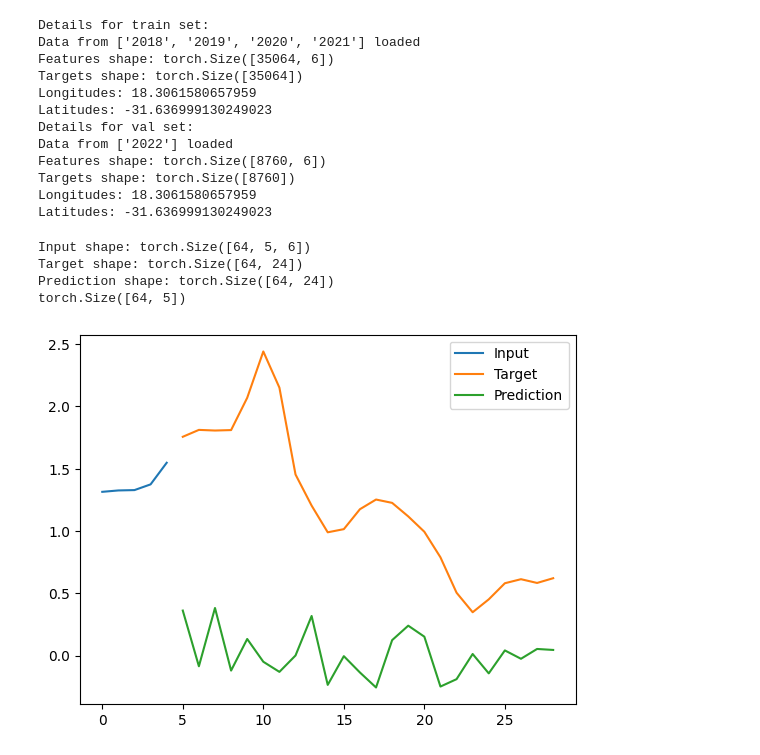
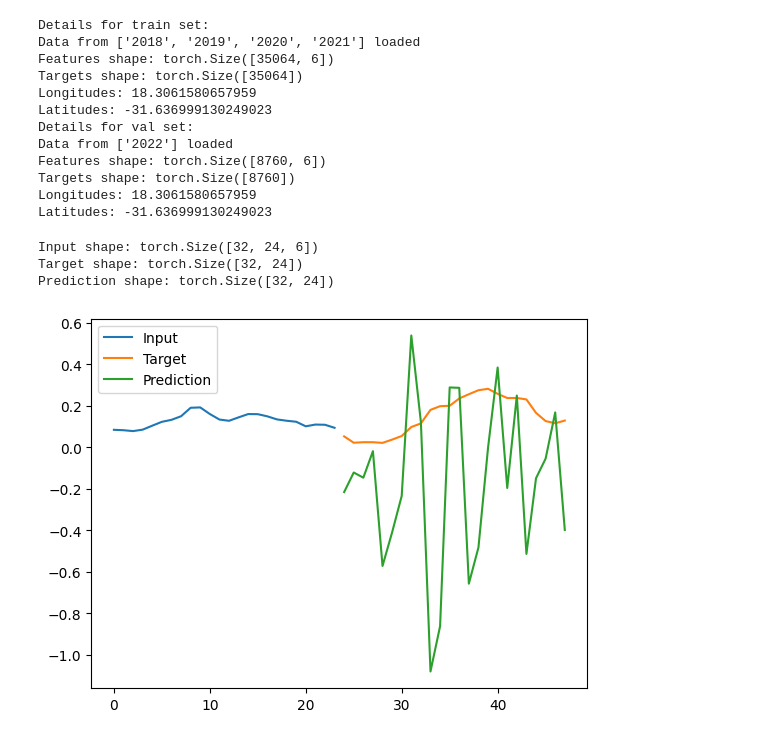
Before and after one commit to Divanvdb/forecasting_experiments, a Jupyter notebook: point_to_point.ipynb, the cells around one changed output. Drawn from its saved outputs; the diff is of its cells as text; code cells hidden in the pictures.

```diff
--- a/point_to_point.ipynb
+++ b/point_to_point.ipynb
@@ -98,15 +238,17 @@ class EnsembleForecastingModel(nn.Module):
 
         return ensemble_output
 # %%
-window_size = 5
+window_size = 24
 steps = 24
 spaces = 0
-hidden_size = 32
-batch_size = 64
+hidden_size = 8
+batch_size = 32
 n_heads = 4
 num_layers = 8
+intervals = 1
+all_variables = False
 series_target = True
-lightning = False
+lightning = True
 verbose = True
 
 config = {
@@ -121,13 +263,13 @@ config = {
     "lightning": [lightning],
 }
 
-train_set = WeatherData(window_size=window_size, step_size=steps, set='train', spaces=spaces, lightning=lightning, series_target=series_target, verbose=verbose)
+train_set = WeatherData(window_size=window_size, step_size=steps, set='train', spaces=spaces, intervals=intervals, lightning=lightning, all_variables=all_variables, series_target=series_target, verbose=verbose)
 train_loader = DataLoader(train_set,
-                           batch_size=batch_size, shuffle=True)
+                           batch_size=batch_size, shuffle=True, drop_last=True)
 
-val_set = WeatherData(window_size=window_size, step_size=steps, set='val', spaces=spaces, lightning=lightning, series_target=series_target, verbose=verbose)
+val_set = WeatherData(window_size=window_size, step_size=steps, set='val', spaces=spaces, intervals=intervals, lightning=lightning,all_variables=all_variables, series_target=series_target, verbose=verbose)
 val_loader = DataLoader(val_set,
-                           batch_size=batch_size, shuffle=False)
+                           batch_size=batch_size, shuffle=False, drop_last=True)
 # %% [output]
 Details for train set:
 Data from ['2018', '2019', '2020', '2021'] loaded
@@ -145,58 +287,62 @@ Latitudes: -31.636999130249023
 for batch in train_loader:
     x,b, y = batch
     break
+
+num_layers = 8
 
 # model = TransformerModel_Point(window_size=window_size,
 #                             variables=6,
 #                             spaces=1,
 #                             d_model=hidden_size,
 #                             nhead=n_heads,
-#                             num_layers=num_layers,
+#                             num_layers=8,
 #                             output_dim=steps)
 
-# model = SimpleLSTM(input_dim=window_size,
-#                    hidden_dim=hidden_size,
-#                    num_layers=num_layers,
-#                    output_dim=steps)
+# model = ImprovedMultivariateLSTM(input_size=window_size,
+#                                 hidden_size=hidden_size,
+#                                 output_size=steps,
+#                                 num_layers=num_layers,
+#                                 dropout=0.2)
 
-# model = SimpleMLP(window_size=window_size,
-#                    variables=6,
-#                    hidden_dim=hidden_size,
-#                    output_dim=steps)
+model = ComplexMLP_v1(window_size=window_size,
+                   variables=6,
+                   spaces=spaces,
+                   hidden_dim=hidden_size,
+                   output_dim=steps,
+                   dropout_rate=0)
 
-model = EnsembleForecastingModel(window_size=window_size,
-                                    variables=6,
-                                    spaces=1,
-                                    d_model=hidden_size,
-                                    nhead=n_heads,
-                                    num_layers=num_layers,
-                                    output_dim=steps,
-                                    hidden_dim=hidden_size)
+# model = EnsembleForecastingModel(window_size=window_size,
+#                                     variables=6,
+#                                     spaces=1,
+#                                     d_model=hidden_size,
+#                                     nhead=n_heads,
+#                                     num_layers=num_layers,
+#                                     output_dim=steps,
+#                                     hidden_dim=hidden_size)
 
 model.to('cpu')
 
 print('Input shape:', x.shape)
 print('Target shape:', y.shape)
 
 
 y_pred = model(x.float())
+print('Prediction shape:', y_pred.shape)
+# y_rollout = model(x.float())
+# print('Rollout shape:', y_rollout.shape)
 
-print('Prediction shape:', y_pred.shape)
-
-print(b.shape)
 
 plt.plot(np.arange(window_size), b[0].detach().numpy(), label='Input')
 plt.plot(np.arange(window_size,window_size+steps), y[0].detach().numpy(),  label='Target')
 plt.plot(np.arange(window_size,window_size+steps), y_pred[0].detach().numpy(), label='Prediction')
 
 plt.legend()
 plt.show()
 # %% [output]
-Input shape: torch.Size([64, 5, 6])
-Target shape: torch.Size([64, 24])
-Prediction shape: torch.Size([64, 24])
-torch.Size([64, 5])
+Input shape: torch.Size([32, 24, 6])
+Target shape: torch.Size([32, 24])
+Prediction shape: torch.Size([32, 24])
-[figure, old version]
+[figure, new version]
 # %%
 # Hyperparameters
 n_epochs = 100
```
Also changed, not shown: parts of 4 cells of this notebook, 1 other file.
